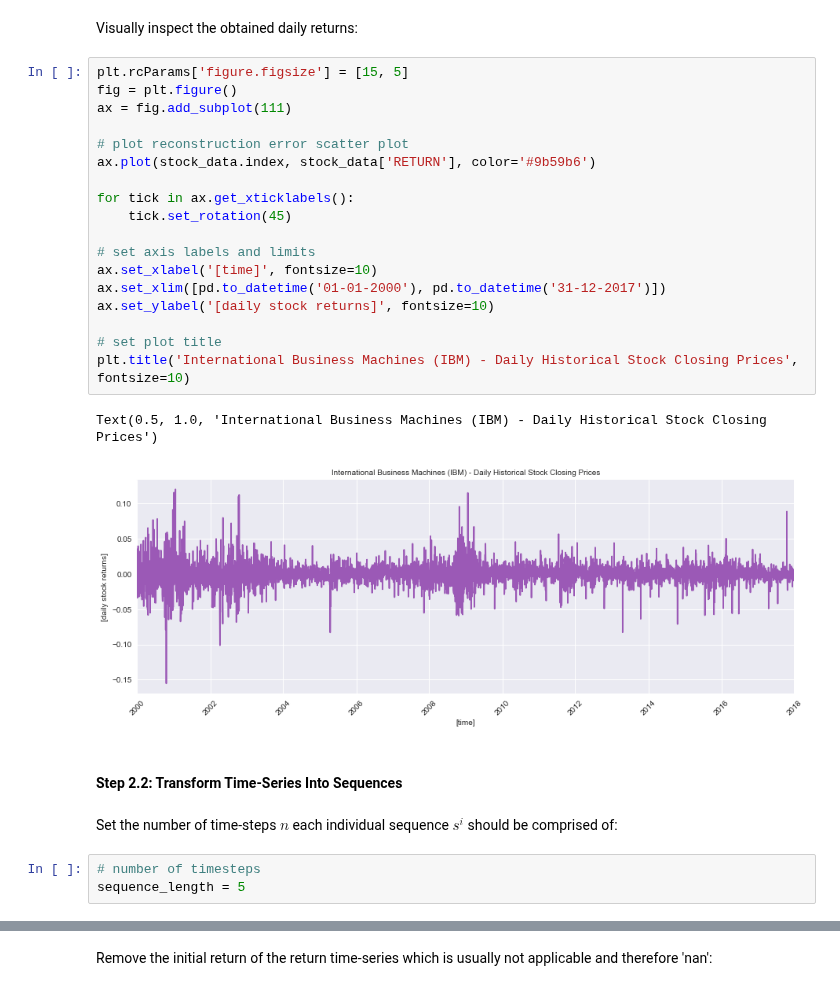
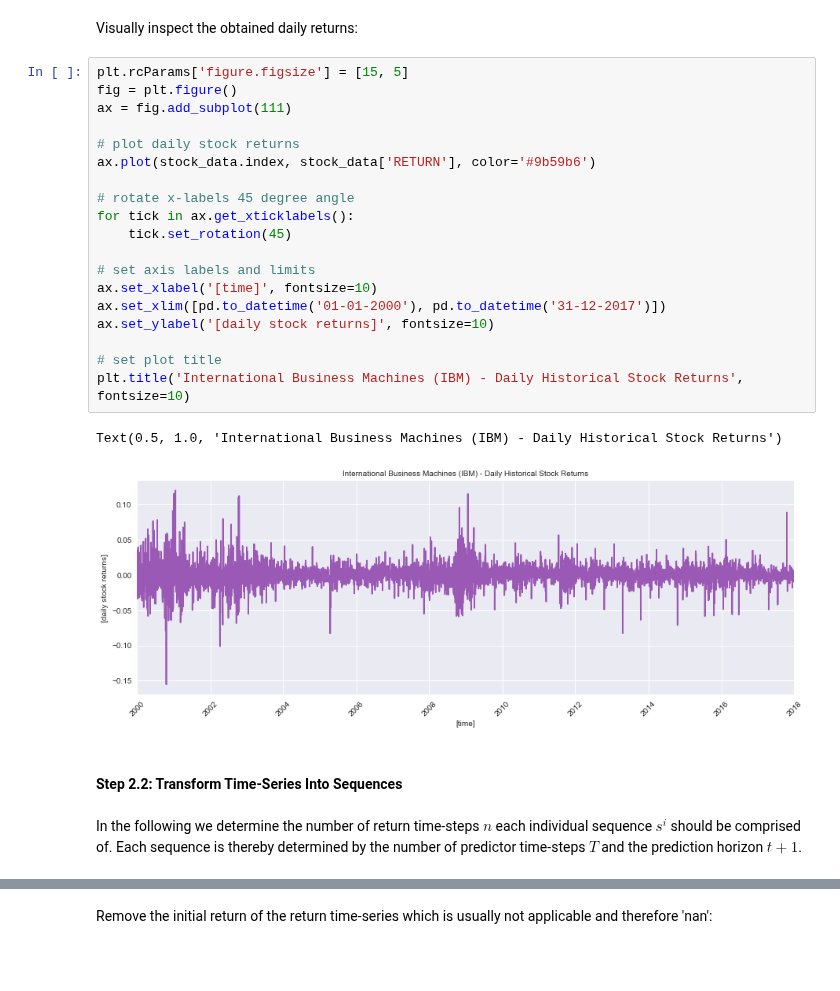
Before and after one commit to GitiHubi/CFDS, a Jupyter notebook: lab_07/cfds_lab_07.ipynb, the cells around one changed output, grey strips where cells are left out. Saved outputs shown, nothing was run; the diff lists cells and outputs as text; blank space fills up the shorter version.

```diff
--- a/lab_07/cfds_lab_07.ipynb
+++ b/lab_07/cfds_lab_07.ipynb
@@ -179,28 +184,26 @@ Visually inspect the obtained daily returns:
 # %%
 plt.rcParams['figure.figsize'] = [15, 5]
 fig = plt.figure()
 ax = fig.add_subplot(111)
 
-# plot reconstruction error scatter plot
+# plot daily stock returns
 ax.plot(stock_data.index, stock_data['RETURN'], color='#9b59b6')
 
+# rotate x-labels 45 degree angle
 for tick in ax.get_xticklabels():
     tick.set_rotation(45)
 
 # set axis labels and limits
 ax.set_xlabel('[time]', fontsize=10)
 ax.set_xlim([pd.to_datetime('01-01-2000'), pd.to_datetime('31-12-2017')])
 ax.set_ylabel('[daily stock returns]', fontsize=10)
 
 # set plot title
-plt.title('International Business Machines (IBM) - Daily Historical Stock Closing Prices', fontsize=10)
+plt.title('International Business Machines (IBM) - Daily Historical Stock Returns', fontsize=10)
 # %% [output]
-Text(0.5, 1.0, 'International Business Machines (IBM) - Daily Historical Stock Closing Prices')
+Text(0.5, 1.0, 'International Business Machines (IBM) - Daily Historical Stock Returns')
-[figure, old version]
+[figure, new version]
 # %% [markdown]
 #### Step 2.2: Transform Time-Series Into Sequences
 # %% [markdown]
-Set the number of time-steps $n$ each individual sequence $s^{i}$ should be comprised of:
+In the following we determine the number of return time-steps $n$ each individual sequence $s^{i}$ should be comprised of. Each sequence is thereby determined by the number of predictor time-steps $T$ and the prediction horizon $t+1$.
-# %%
-# number of timesteps
-sequence_length = 5
```
Also changed, not shown: parts of 77 cells of this notebook.
